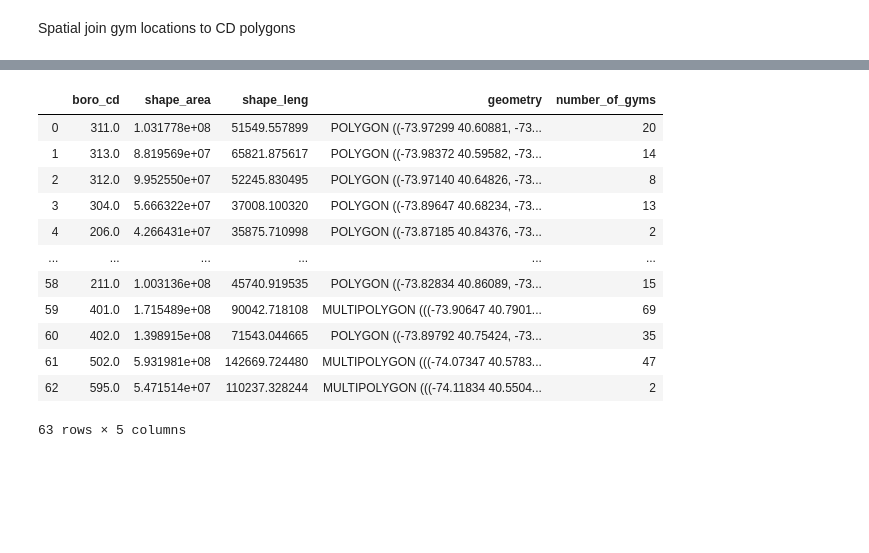
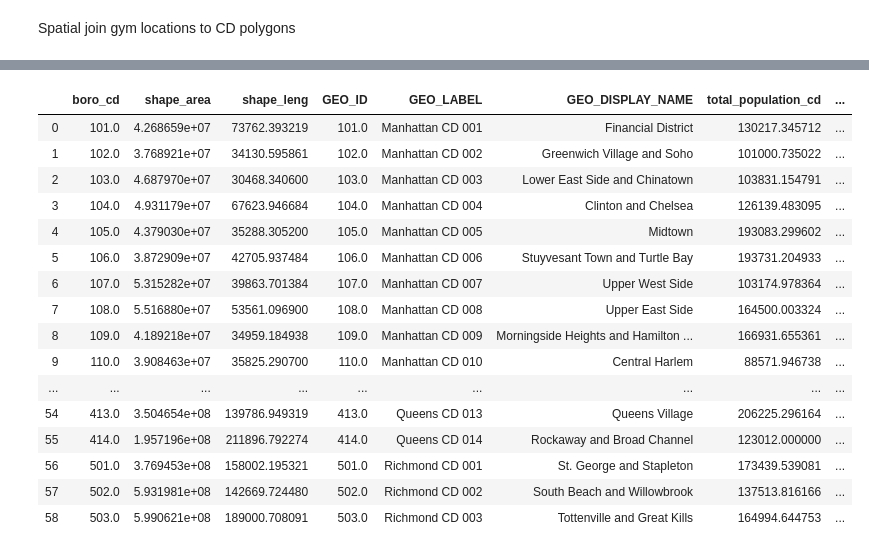
Before and after one commit to SujoyDU/NYC-MapData, a Jupyter notebook: data/Converting gym data to geojson and aggregating by CD.ipynb, the cells around one changed output, grey strips where cells are left out. Drawn from its saved outputs; the diff is of its cells as text; code cells hidden in the pictures; blank space fills up the shorter version.

Commit message:
added cd pop and obesity file and updated gyms_cd.geo_json

```diff
--- a/data/Converting gym data to geojson and aggregating by CD.ipynb
+++ b/data/Converting gym data to geojson and aggregating by CD.ipynb
@@ -83,6 +91,6 @@ We will count the number of gyms by CD.
 # %%
 # import CD shape file.
 # project geometries to EPSG 4326 to match the projection of the obesity map
-df_cd = gpd.read_file('final_data/Community Districts/geo_export_bf9282a4-4d98-4f1a-9606-0bf283c4c69d.shp').to_crs(fiona.crs.from_epsg(4326))
+df_cd = gpd.read_file('datasets/Population_Obesity_CD.geojson').to_crs(fiona.crs.from_epsg(4326))
 df_cd
 # %% [output]
@@ -102,5 +114,5 @@ df_cd
 # %%
-df_gyms = gpd.read_file('final_data/nyc_gyms.geojson').to_crs(fiona.crs.from_epsg(4326))
+df_gyms = gpd.read_file('datasets/nyc_gyms.geojson').to_crs(fiona.crs.from_epsg(4326))
 df_gyms
 # %% [output]
 |  | formatted_address | geometry.viewport.northeast.lat | geometry.viewport.northeast.lng | geometry.viewport.southwest.lat | ... |
@@ -147,6 +159,8 @@ Looks like 63 of the CDs had gyms inside them, which makes sense since there are
 # %%
 # count number of gyms by community district
-cd_counts = df_sjoin.pivot_table(index=['boro_cd'], aggfunc={'place_id':'nunique'}).reset_index()
+cd_counts = df_sjoin.pivot_table(index=['boro_cd'],
+                                 aggfunc={'place_id':'nunique'}).reset_index().sort_values('place_id',
+                                                                                          ascending=False)
 cd_counts
 # %% [output]
 |  | boro_cd | place_id |
@@ -165,18 +195,23 @@ cd_counts
 # %%
 # merge back to the origin cd geometries
-df_gym_cd = df_cd.merge(cd_counts).rename(columns={'place_id':'number_of_gyms'})
+df_gym_cd = df_cd.merge(cd_counts, how='left',
+                        on='boro_cd').rename(columns={'place_id':'number_of_gyms'})
 df_gym_cd
 # %% [output]
-|  | boro_cd | shape_area | shape_leng | geometry | number_of_gyms |
-| 0 | 311.0 | 1.031778e+08 | 51549.557899 | POLYGON ((-73.97299 40.60881, -73... | 20 |
-| 1 | 313.0 | 8.819569e+07 | 65821.875617 | POLYGON ((-73.98372 40.59582, -73... | 14 |
-| 2 | 312.0 | 9.952550e+07 | 52245.830495 | POLYGON ((-73.97140 40.64826, -73... | 8 |
-| 3 | 304.0 | 5.666322e+07 | 37008.100320 | POLYGON ((-73.89647 40.68234, -73... | 13 |
-| 4 | 206.0 | 4.266431e+07 | 35875.710998 | POLYGON ((-73.87185 40.84376, -73... | 2 |
-| ... | ... | ... | ... | ... | ... |
-| 58 | 211.0 | 1.003136e+08 | 45740.919535 | POLYGON ((-73.82834 40.86089, -73... | 15 |
-| 59 | 401.0 | 1.715489e+08 | 90042.718108 | MULTIPOLYGON (((-73.90647 40.7901... | 69 |
-| 60 | 402.0 | 1.398915e+08 | 71543.044665 | POLYGON ((-73.89792 40.75424, -73... | 35 |
-| 61 | 502.0 | 5.931981e+08 | 142669.724480 | MULTIPOLYGON (((-74.07347 40.5783... | 47 |
-| 62 | 595.0 | 5.471514e+07 | 110237.328244 | MULTIPOLYGON (((-74.11834 40.5504... | 2 |
+|  | boro_cd | shape_area | shape_leng | GEO_ID | GEO_LABEL | GEO_DISPLAY_NAME | total_population_cd | ... |
+| 0 | 101.0 | 4.268659e+07 | 73762.393219 | 101.0 | Manhattan CD 001 | Financial District | 130217.345712 | ... |
+| 1 | 102.0 | 3.768921e+07 | 34130.595861 | 102.0 | Manhattan CD 002 | Greenwich Village and Soho | 101000.735022 | ... |
+| 2 | 103.0 | 4.687970e+07 | 30468.340600 | 103.0 | Manhattan CD 003 | Lower East Side and Chinatown | 103831.154791 | ... |
+| 3 | 104.0 | 4.931179e+07 | 67623.946684 | 104.0 | Manhattan CD 004 | Clinton and Chelsea | 126139.483095 | ... |
+| 4 | 105.0 | 4.379030e+07 | 35288.305200 | 105.0 | Manhattan CD 005 | Midtown | 193083.299602 | ... |
+| 5 | 106.0 | 3.872909e+07 | 42705.937484 | 106.0 | Manhattan CD 006 | Stuyvesant Town and Turtle Bay | 193731.204933 | ... |
+| 6 | 107.0 | 5.315282e+07 | 39863.701384 | 107.0 | Manhattan CD 007 | Upper West Side | 103174.978364 | ... |
+| 7 | 108.0 | 5.516880e+07 | 53561.096900 | 108.0 | Manhattan CD 008 | Upper East Side | 164500.003324 | ... |
+| 8 | 109.0 | 4.189218e+07 | 34959.184938 | 109.0 | Manhattan CD 009 | Morningside Heights and Hamilton ... | 166931.655361 | ... |
+| 9 | 110.0 | 3.908463e+07 | 35825.290700 | 110.0 | Manhattan CD 010 | Central Harlem | 88571.946738 | ... |
+| ... | ... | ... | ... | ... | ... | ... | ... | ... |
+| 54 | 413.0 | 3.504654e+08 | 139786.949319 | 413.0 | Queens CD 013 | Queens Village | 206225.296164 | ... |
+| 55 | 414.0 | 1.957196e+08 | 211896.792274 | 414.0 | Queens CD 014 | Rockaway and Broad Channel | 123012.000000 | ... |
+| 56 | 501.0 | 3.769453e+08 | 158002.195321 | 501.0 | Richmond CD 001 | St. George and Stapleton | 173439.539081 | ... |
+| 57 | 502.0 | 5.931981e+08 | 142669.724480 | 502.0 | Richmond CD 002 | South Beach and Willowbrook | 137513.816166 | ... |
+| 58 | 503.0 | 5.990621e+08 | 189000.708091 | 503.0 | Richmond CD 003 | Tottenville and Great Kills | 164994.644753 | ... |
-63 rows × 5 columns
```
Also changed, not shown: parts of 20 cells of this notebook, 9 other files.
